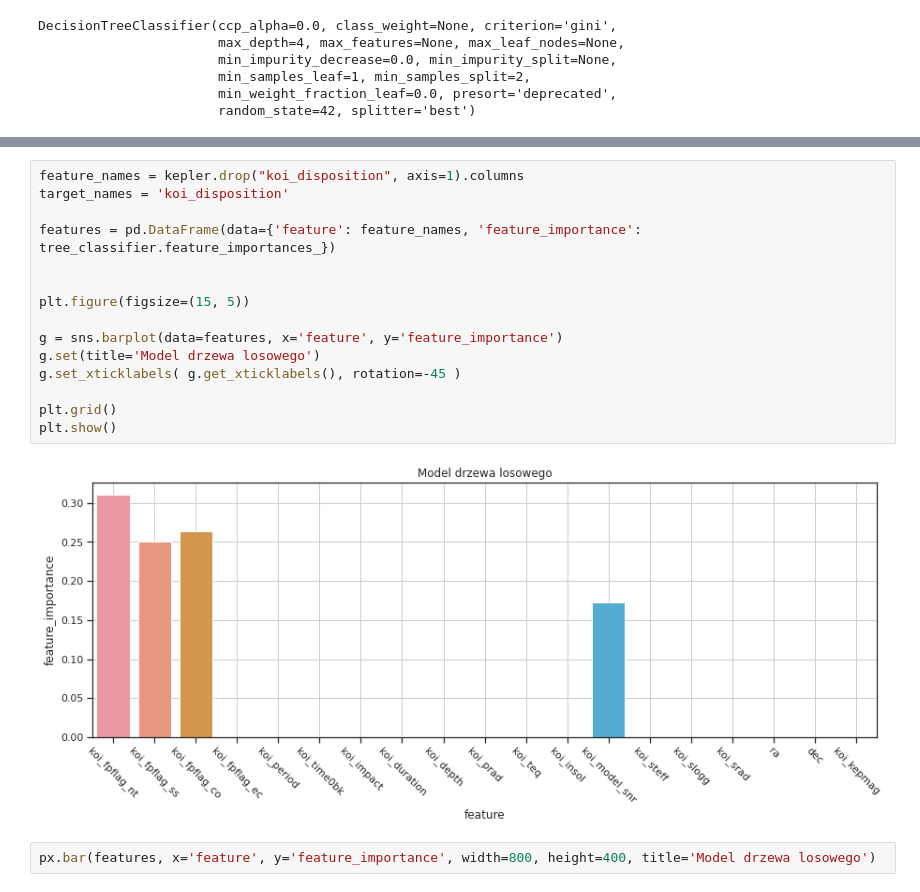
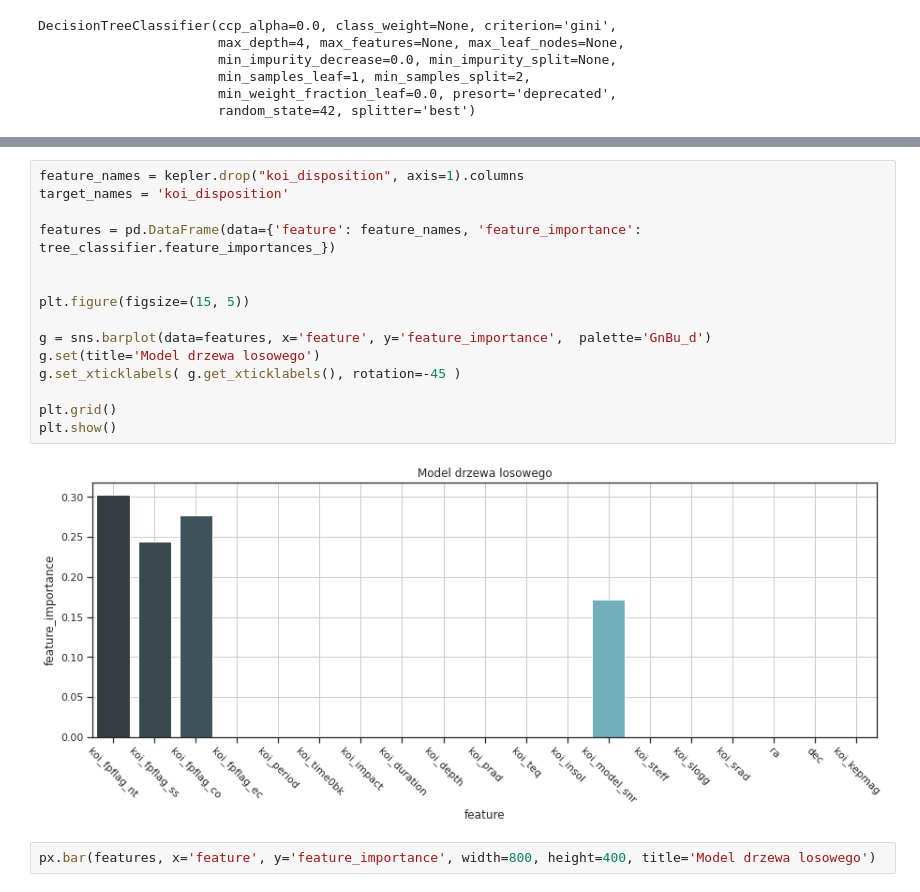
Before and after one commit to ArminD93/KeplerExoplanetSearchResults, a Jupyter notebook: KeplerExoplanetSearchResults.ipynb, the cells around one changed output, grey strips where cells are left out. Drawn from its saved outputs; the diff is of its cells as text.

```diff
--- a/KeplerExoplanetSearchResults.ipynb
+++ b/KeplerExoplanetSearchResults.ipynb
@@ -627,20 +668,20 @@ array([3.10421750e-01, 2.50813229e-01, 2.63124505e-01, 0.00000000e+00,
 # %%
 feature_names = kepler.drop("koi_disposition", axis=1).columns
 target_names = 'koi_disposition'
 
 features = pd.DataFrame(data={'feature': feature_names, 'feature_importance': tree_classifier.feature_importances_})
 
 
 plt.figure(figsize=(15, 5))
 
-g = sns.barplot(data=features, x='feature', y='feature_importance')
+g = sns.barplot(data=features, x='feature', y='feature_importance',  palette='GnBu_d')
 g.set(title='Model drzewa losowego')
 g.set_xticklabels( g.get_xticklabels(), rotation=-45 )
 
 plt.grid()
 plt.show()
 # %% [output]
-[figure, old version]
+[figure, new version]
 # %%
 px.bar(features, x='feature', y='feature_importance', width=800, height=400, title='Model drzewa losowego')
 # %% [output]
```
Also changed, not shown: parts of 29 cells of this notebook.
